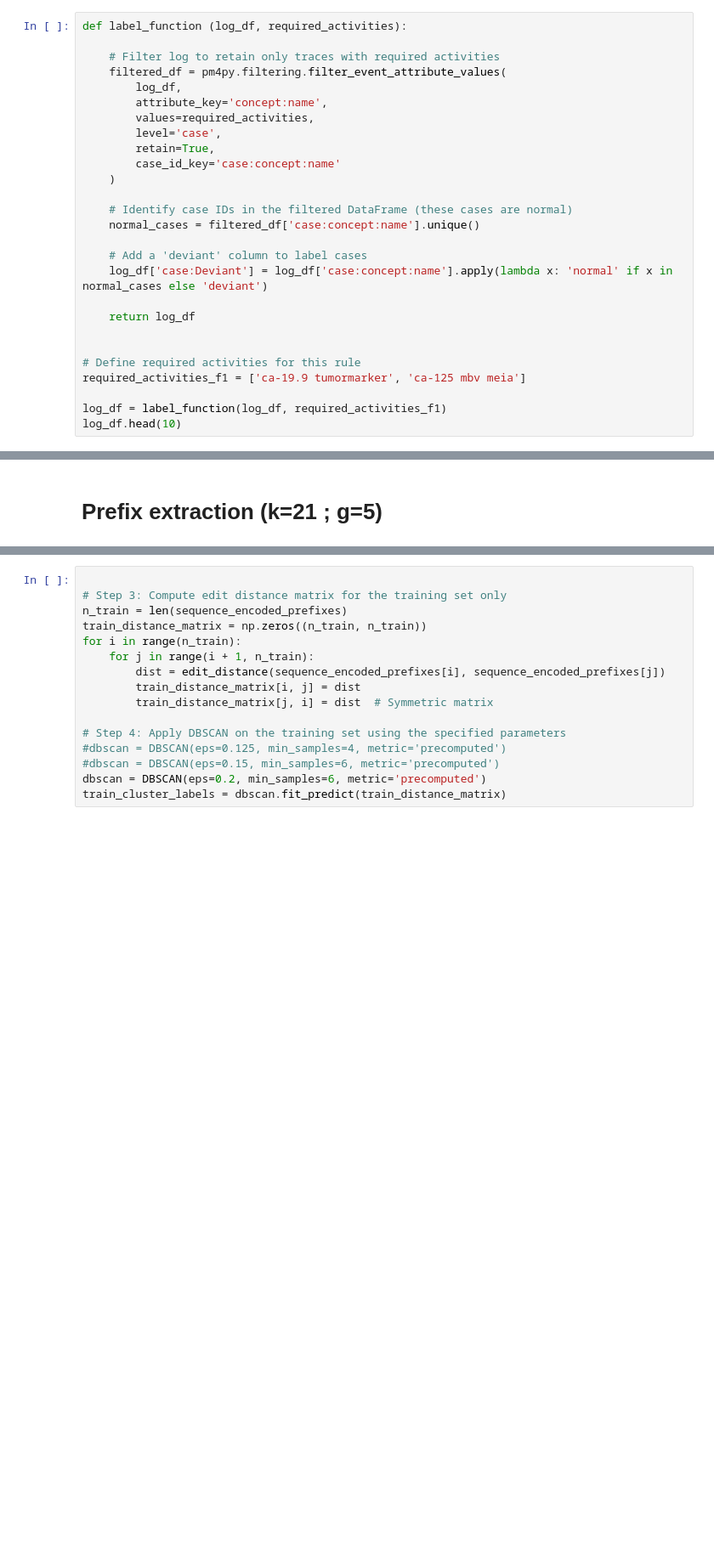
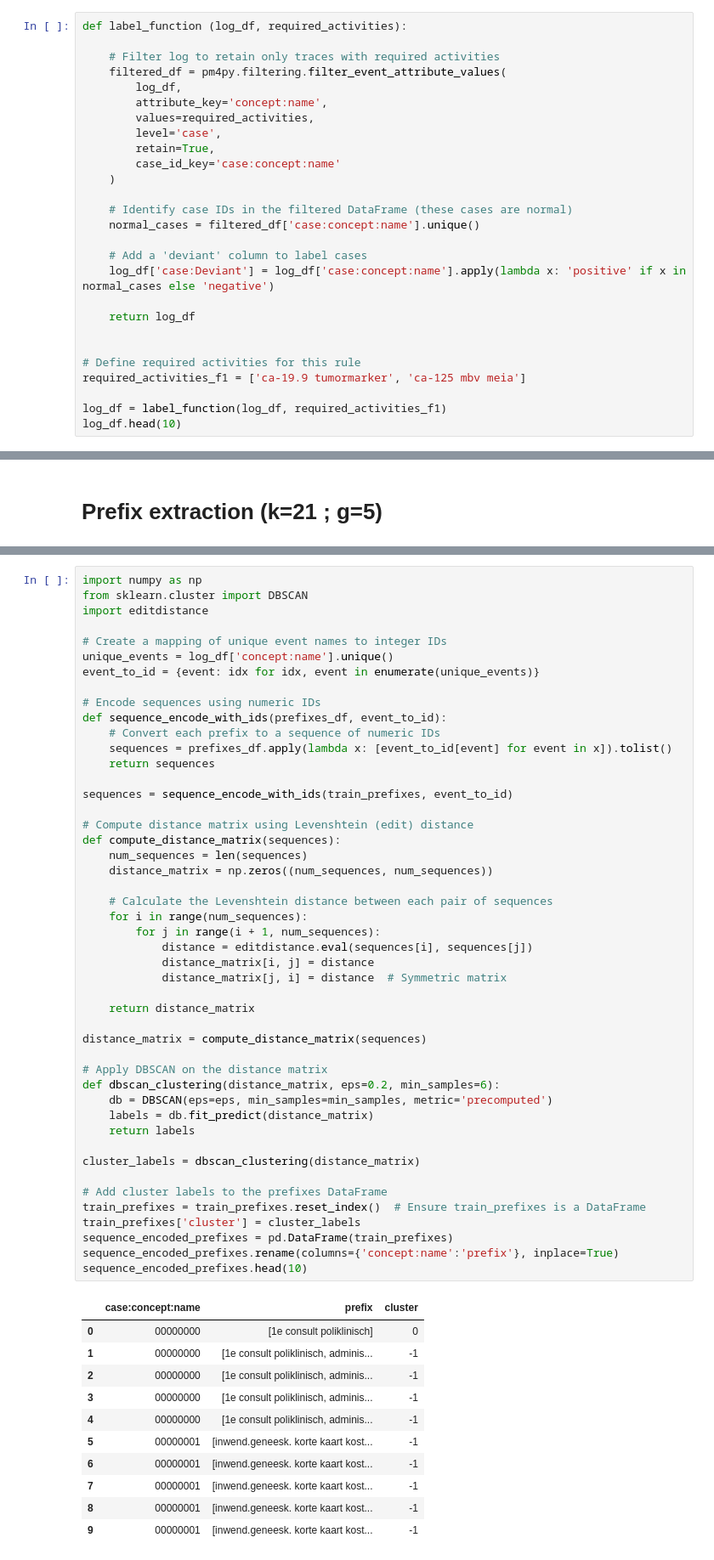
Before and after one commit to GeorgeAntono/Predictive_Process_Mining, a Jupyter notebook: DBSCAN_DT.ipynb, the cells around one changed output, grey strips where cells are left out. Shown: that part at 85% size. Drawn from its saved outputs; the diff is of its cells as text; blank space fills up the shorter version.

Commit message:
Prefix extraction, Sequence encoding and dbscan clustering updated

```diff
--- a/DBSCAN_DT.ipynb
+++ b/DBSCAN_DT.ipynb
@@ -88,7 +89,7 @@ def label_function (log_df, required_activities):
     normal_cases = filtered_df['case:concept:name'].unique()
 
     # Add a 'deviant' column to label cases
-    log_df['case:Deviant'] = log_df['case:concept:name'].apply(lambda x: 'normal' if x in normal_cases else 'deviant')
+    log_df['case:Deviant'] = log_df['case:concept:name'].apply(lambda x: 'positive' if x in normal_cases else 'negative')
 
     return log_df
 
@@ -196,17 +177,60 @@ sequence_encoded_prefixes = [' '.join(map(str, prefix)) for prefix in all_prefix
-# %%
-
-# Step 3: Compute edit distance matrix for the training set only
-n_train = len(sequence_encoded_prefixes)
-train_distance_matrix = np.zeros((n_train, n_train))
-for i in range(n_train):
-    for j in range(i + 1, n_train):
-        dist = edit_distance(sequence_encoded_prefixes[i], sequence_encoded_prefixes[j])
-        train_distance_matrix[i, j] = dist
-        train_distance_matrix[j, i] = dist  # Symmetric matrix
-
-# Step 4: Apply DBSCAN on the training set using the specified parameters
-#dbscan = DBSCAN(eps=0.125, min_samples=4, metric='precomputed')
-#dbscan = DBSCAN(eps=0.15, min_samples=6, metric='precomputed')
-dbscan = DBSCAN(eps=0.2, min_samples=6, metric='precomputed')
-train_cluster_labels = dbscan.fit_predict(train_distance_matrix)
+# %%
+import numpy as np
+from sklearn.cluster import DBSCAN
+import editdistance
+
+# Create a mapping of unique event names to integer IDs
+unique_events = log_df['concept:name'].unique()
+event_to_id = {event: idx for idx, event in enumerate(unique_events)}
+
+# Encode sequences using numeric IDs
+def sequence_encode_with_ids(prefixes_df, event_to_id):
+    # Convert each prefix to a sequence of numeric IDs
+    sequences = prefixes_df.apply(lambda x: [event_to_id[event] for event in x]).tolist()
+    return sequences
+
+sequences = sequence_encode_with_ids(train_prefixes, event_to_id)
+
+# Compute distance matrix using Levenshtein (edit) distance
+def compute_distance_matrix(sequences):
+    num_sequences = len(sequences)
+    distance_matrix = np.zeros((num_sequences, num_sequences))
+
+    # Calculate the Levenshtein distance between each pair of sequences
+    for i in range(num_sequences):
+        for j in range(i + 1, num_sequences):
+            distance = editdistance.eval(sequences[i], sequences[j])
+            distance_matrix[i, j] = distance
+            distance_matrix[j, i] = distance  # Symmetric matrix
+
+    return distance_matrix
+
+distance_matrix = compute_distance_matrix(sequences)
+
+# Apply DBSCAN on the distance matrix
+def dbscan_clustering(distance_matrix, eps=0.2, min_samples=6):
+    db = DBSCAN(eps=eps, min_samples=min_samples, metric='precomputed')
+    labels = db.fit_predict(distance_matrix)
+    return labels
+
+cluster_labels = dbscan_clustering(distance_matrix)
+
+# Add cluster labels to the prefixes DataFrame
+train_prefixes = train_prefixes.reset_index()  # Ensure train_prefixes is a DataFrame
+train_prefixes['cluster'] = cluster_labels
+sequence_encoded_prefixes = pd.DataFrame(train_prefixes)
+sequence_encoded_prefixes.rename(columns={'concept:name':'prefix'}, inplace=True)
+sequence_encoded_prefixes.head(10)
+# %% [output]
+|  | case:concept:name | prefix | cluster |
+| 0 | 00000000 | [1e consult poliklinisch] | 0 |
+| 1 | 00000000 | [1e consult poliklinisch, adminis... | -1 |
+| 2 | 00000000 | [1e consult poliklinisch, adminis... | -1 |
+| 3 | 00000000 | [1e consult poliklinisch, adminis... | -1 |
+| 4 | 00000000 | [1e consult poliklinisch, adminis... | -1 |
+| 5 | 00000001 | [inwend.geneesk. korte kaart kost... | -1 |
+| 6 | 00000001 | [inwend.geneesk. korte kaart kost... | -1 |
+| 7 | 00000001 | [inwend.geneesk. korte kaart kost... | -1 |
+| 8 | 00000001 | [inwend.geneesk. korte kaart kost... | -1 |
+| 9 | 00000001 | [inwend.geneesk. korte kaart kost... | -1 |
 # %%
```
Also changed, not shown: parts of 9 cells of this notebook.
